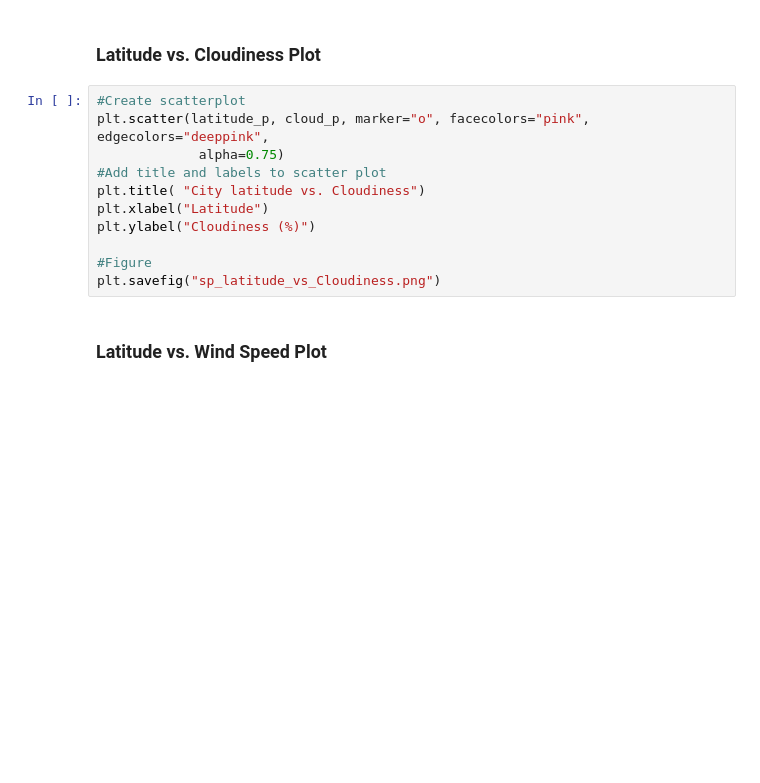
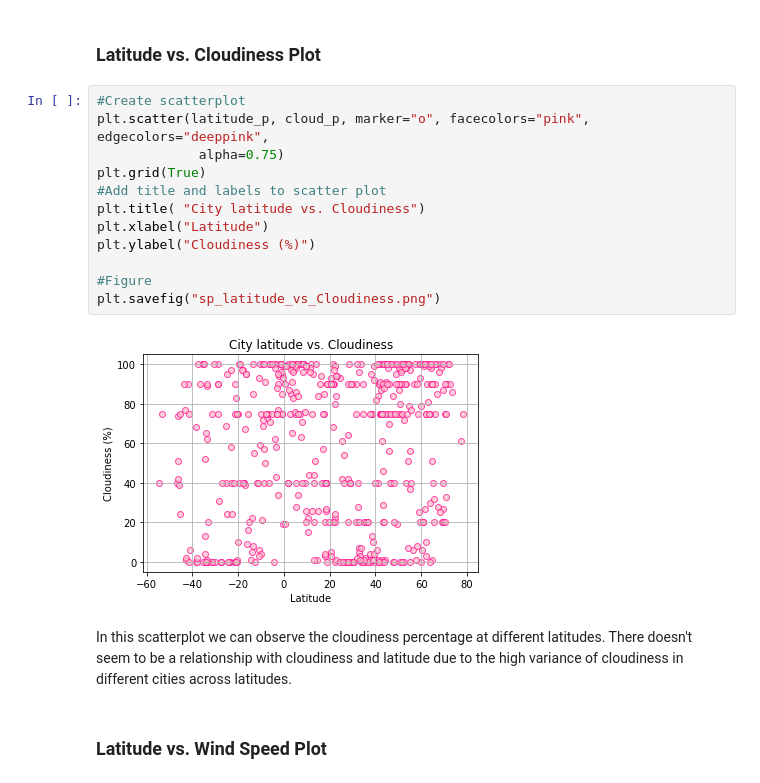
Before and after one commit to mgeffroy/Python_api_challenge, a Jupyter notebook: WeatherPy/Weather/WeatherPy.ipynb, the cells around one changed output. Drawn from its saved outputs; the diff is of its cells as text; blank space fills up the shorter version.

```diff
--- a/WeatherPy/Weather/WeatherPy.ipynb
+++ b/WeatherPy/Weather/WeatherPy.ipynb
@@ -277,14 +284,19 @@ plt.savefig("sp_latitude_vs_humidity.png")
 # %%
 #Create scatterplot
 plt.scatter(latitude_p, cloud_p, marker="o", facecolors="pink", edgecolors="deeppink",
              alpha=0.75)
+plt.grid(True)
 #Add title and labels to scatter plot
 plt.title( "City latitude vs. Cloudiness")
 plt.xlabel("Latitude")
 plt.ylabel("Cloudiness (%)")
 
 #Figure
 plt.savefig("sp_latitude_vs_Cloudiness.png")
+# %% [output]
+[figure, added]
+# %% [markdown]
+In this scatterplot we can observe the cloudiness percentage at different latitudes. There doesn't seem to be a relationship with cloudiness and latitude due to the high variance of cloudiness in different cities across latitudes.
 # %% [markdown]
 ### Latitude vs. Wind Speed Plot
 # %%
```
Also changed, not shown: parts of 32 cells of this notebook, 15 other files.
